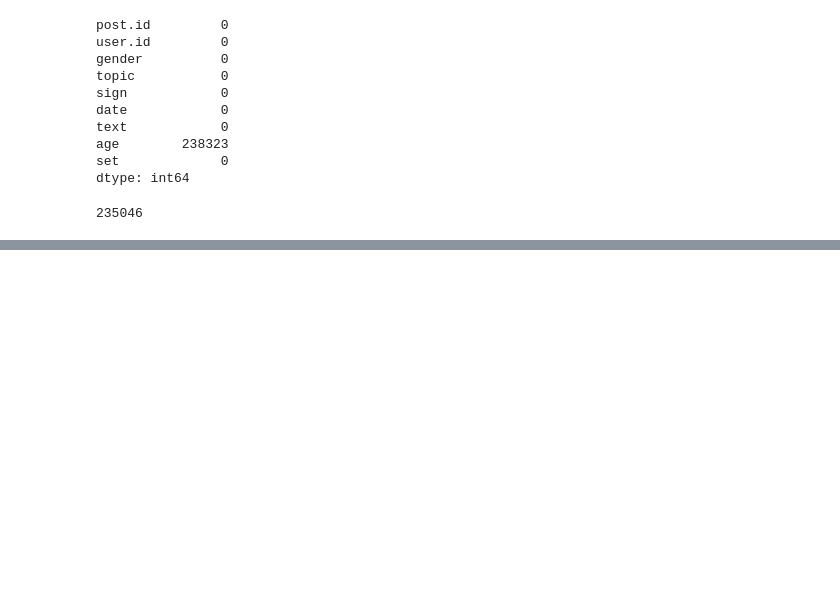
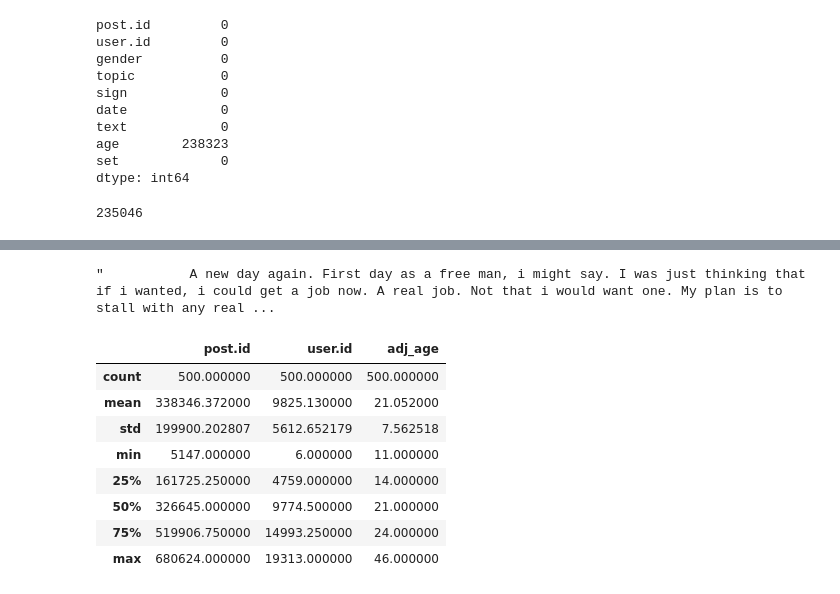
Before and after one commit to argromadzki/sys6018-competition-blogger-characteristics, a Jupyter notebook: code/python/Text_data_munging.ipynb, the cells around one changed output, grey strips where cells are left out. Saved outputs shown, nothing was run; the diff lists cells and outputs as text; code cells hidden in the pictures; blank space fills up the shorter version.

```diff
--- a/code/python/Text_data_munging.ipynb
+++ b/code/python/Text_data_munging.ipynb
@@ -230,0 +235,4 @@ alldata.describe()
+# %%
+samp[380407]
+# %% [output]
+"           A new day again. First day as a free man, i might say. I was just thinking that if i wanted, i could get a job now. A real job. Not that i would want one. My plan is to stall with any real ...
@@ -230,0 +245,16 @@ alldata.describe()
+# %%
+# filter to training data and subsample for simplicity
+smallDF = alldata[alldata.age.notnull()]
+smallDF = smallDF.sample(500)
+# %%
+smallDF.describe()
+# %% [output]
+|  | post.id | user.id | adj_age |
+| count | 500.000000 | 500.000000 | 500.000000 |
+| mean | 338346.372000 | 9825.130000 | 21.052000 |
+| std | 199900.202807 | 5612.652179 | 7.562518 |
+| min | 5147.000000 | 6.000000 | 11.000000 |
+| 25% | 161725.250000 | 4759.000000 | 14.000000 |
+| 50% | 326645.000000 | 9774.500000 | 21.000000 |
+| 75% | 519906.750000 | 14993.250000 | 24.000000 |
+| max | 680624.000000 | 19313.000000 | 46.000000 |
```
Also changed, not shown: parts of 27 cells of this notebook.
